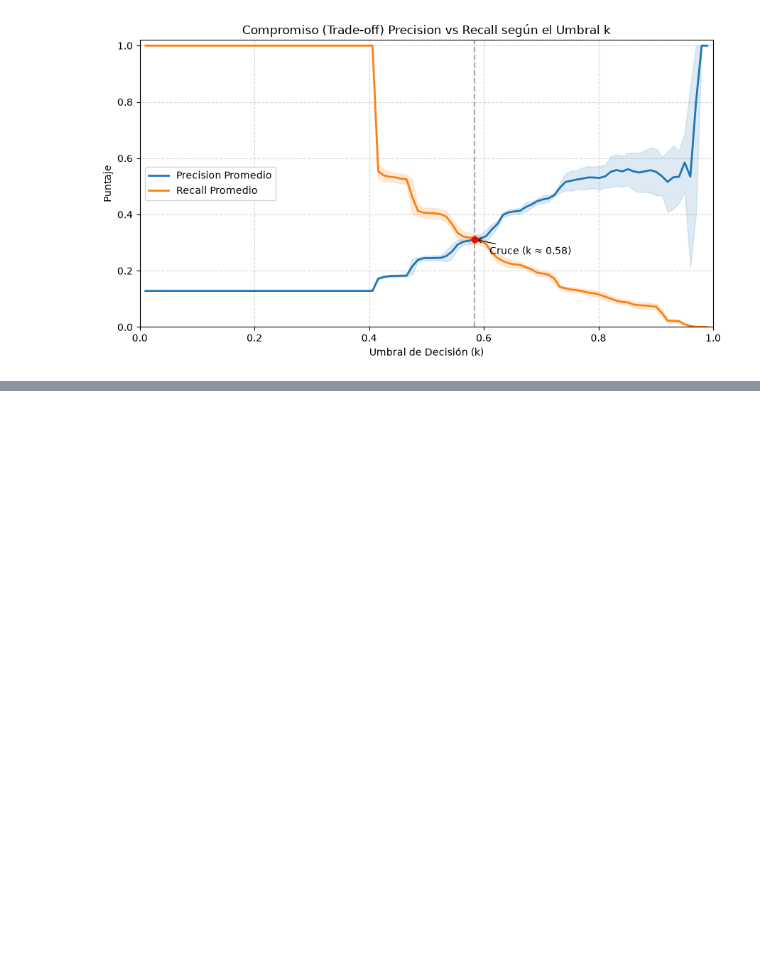
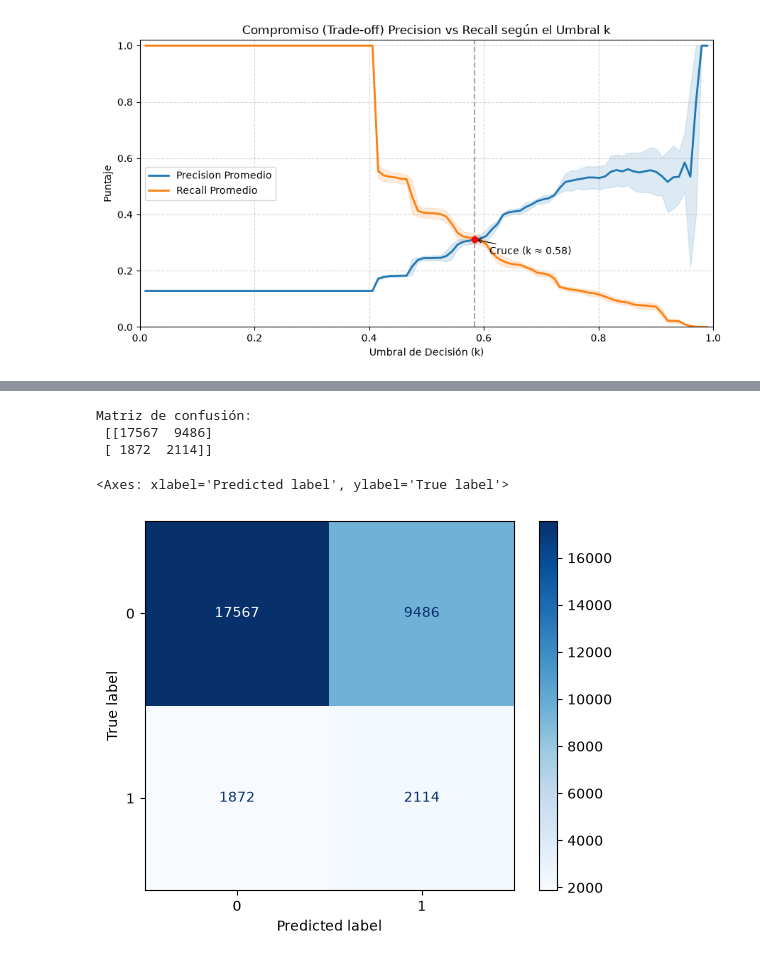
Before and after one commit to juanpablocarrillohortua/Multidimesional_poverty_in_Colombia, a Jupyter notebook: notebooks/modeling.ipynb, the cells around one changed output, grey strips where cells are left out. Saved outputs shown, nothing was run; the diff lists cells and outputs as text; code cells hidden in the pictures; blank space fills up the shorter version.

```diff
--- a/notebooks/modeling.ipynb
+++ b/notebooks/modeling.ipynb
@@ -233,8 +233,8 @@ El equipo considera util justificar la razon de que la primera propuesta utilice
 # %%
 model_log_reg_1 = LogisticRegression(class_weight="balanced", max_iter=1000)
 
-sgkf = StratifiedGroupKFold(
-    n_splits=5, shuffle=True, random_state=RANDOM_STATE
+cv_interno = StratifiedGroupKFold(
+    n_splits=3, shuffle=True, random_state=RANDOM_STATE + 1
 )
 
 weighted_log_reg = Pipeline(
@@ -252,7 +252,7 @@ weighted_log_reg = Pipeline(
                 n_features_to_select=6,
                 direction="backward",
                 scoring="average_precision",  # Evalúa la selección con PR-AUC
-                cv=sgkf,
+                cv=cv_interno,
                 n_jobs=-1,  # Acelera la selección en paralelo
             ),
         ),
@@ -481,3 +527,5 @@ plt.tight_layout()
 plt.show()
 # %% [output]
 [figure]
+# %%
+ev = EvaluadorCV(weighted_log_reg, X_train, y_train, 0.45, grupos_train, pickle=True)
@@ -483,0 +550,8 @@ plt.show()
+# %%
+ev.matriz_confusion()
+# %% [output]
+Matriz de confusión:
+ [[17567  9486]
+ [ 1872  2114]]
+<Axes: xlabel='Predicted label', ylabel='True label'>
+[figure, added]
```
Also changed, not shown: parts of 13 cells of this notebook, 2 other files.
